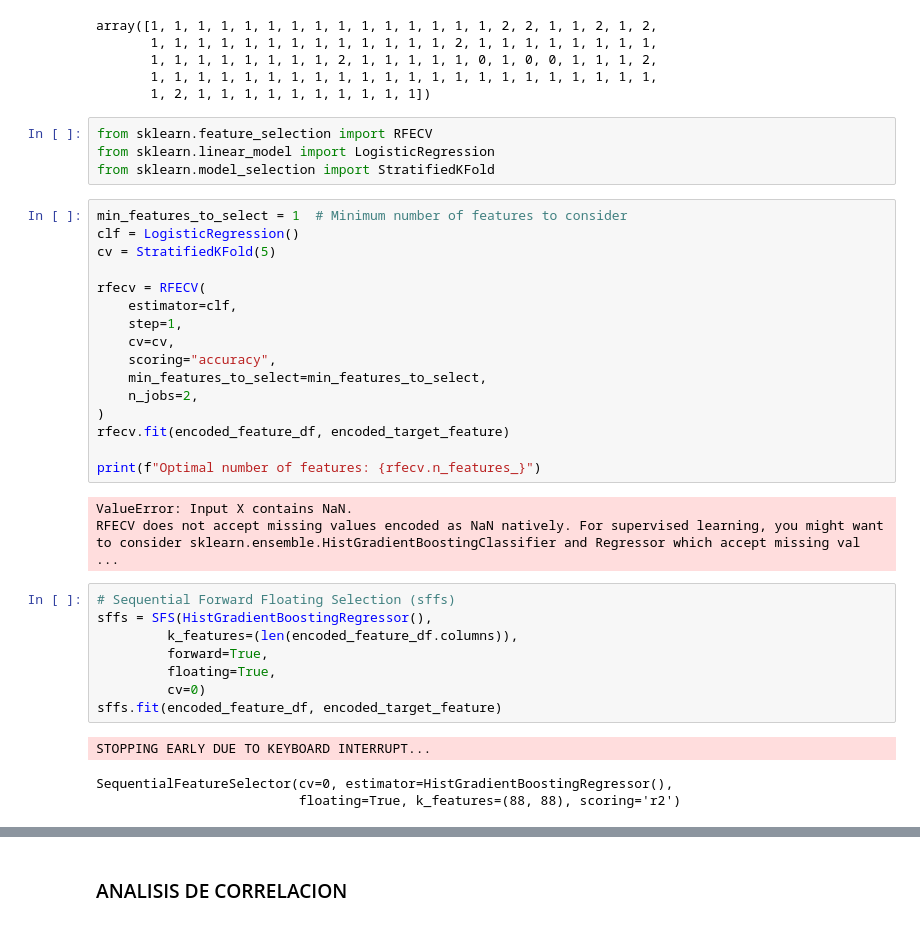
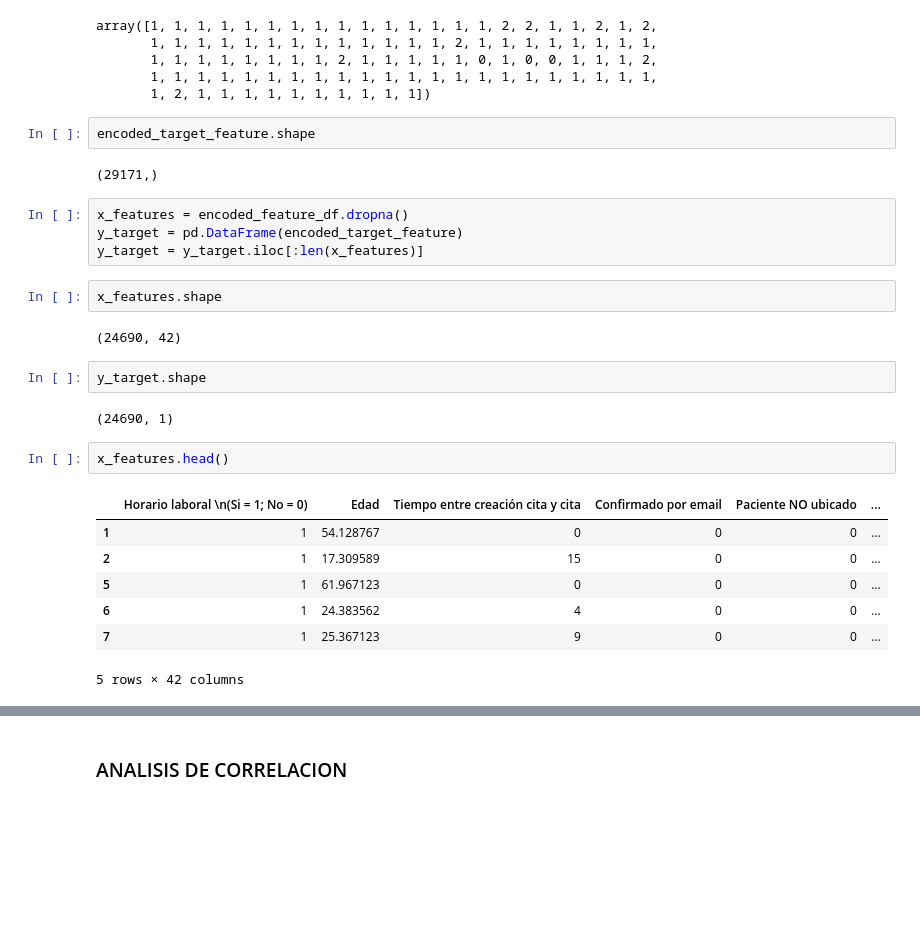
Before and after one commit to alexandersanchezjr/fvl-prediction-model, a Jupyter notebook: Prediccion de inasistencias .ipynb, the cells around one changed output, grey strips where cells are left out. Saved outputs shown, nothing was run; the diff lists cells and outputs as text; blank space fills up the shorter version.

```diff
--- a/Prediccion de inasistencias .ipynb
+++ b/Prediccion de inasistencias .ipynb
@@ -585,38 +582,29 @@ array([1, 1, 1, 1, 1, 1, 1, 1, 1, 1, 1, 1, 1, 1, 1, 2, 2, 1, 1, 2, 1, 2,
        1, 1, 1, 1, 1, 1, 1, 1, 2, 1, 1, 1, 1, 1, 0, 1, 0, 0, 1, 1, 1, 2,
        1, 1, 1, 1, 1, 1, 1, 1, 1, 1, 1, 1, 1, 1, 1, 1, 1, 1, 1, 1, 1, 1,
        1, 2, 1, 1, 1, 1, 1, 1, 1, 1, 1, 1])
-# %%
-from sklearn.feature_selection import RFECV
-from sklearn.linear_model import LogisticRegression
-from sklearn.model_selection import StratifiedKFold
-# %%
-min_features_to_select = 1  # Minimum number of features to consider
-clf = LogisticRegression()
-cv = StratifiedKFold(5)
-
-rfecv = RFECV(
-    estimator=clf,
-    step=1,
-    cv=cv,
-    scoring="accuracy",
-    min_features_to_select=min_features_to_select,
-    n_jobs=2,
-)
-rfecv.fit(encoded_feature_df, encoded_target_feature)
-
-print(f"Optimal number of features: {rfecv.n_features_}")
-# %% [output]
-ValueError: Input X contains NaN.
-RFECV does not accept missing values encoded as NaN natively. For supervised learning, you might want to consider sklearn.ensemble.HistGradientBoostingClassifier and Regressor which accept missing val ...
-# %%
-# Sequential Forward Floating Selection (sffs)
-sffs = SFS(HistGradientBoostingRegressor(),
-         k_features=(len(encoded_feature_df.columns)),
-         forward=True,
-         floating=True,
-         cv=0)
-sffs.fit(encoded_feature_df, encoded_target_feature)
-# %% [output]
-STOPPING EARLY DUE TO KEYBOARD INTERRUPT...
-SequentialFeatureSelector(cv=0, estimator=HistGradientBoostingRegressor(),
-                          floating=True, k_features=(88, 88), scoring='r2')
+# %%
+encoded_target_feature.shape
+# %% [output]
+(29171,)
+# %%
+x_features = encoded_feature_df.dropna()
+y_target = pd.DataFrame(encoded_target_feature)
+y_target = y_target.iloc[:len(x_features)]
+# %%
+x_features.shape
+# %% [output]
+(24690, 42)
+# %%
+y_target.shape
+# %% [output]
+(24690, 1)
+# %%
+x_features.head()
+# %% [output]
+|  | Horario laboral \n(Si = 1; No = 0) | Edad | Tiempo entre creación cita y cita | Confirmado por email | Paciente NO ubicado | ... |
+| 1 | 1 | 54.128767 | 0 | 0 | 0 | ... |
+| 2 | 1 | 17.309589 | 15 | 0 | 0 | ... |
+| 5 | 1 | 61.967123 | 0 | 0 | 0 | ... |
+| 6 | 1 | 24.383562 | 4 | 0 | 0 | ... |
+| 7 | 1 | 25.367123 | 9 | 0 | 0 | ... |
+5 rows × 42 columns
```
Also changed, not shown: parts of 21 cells of this notebook.
